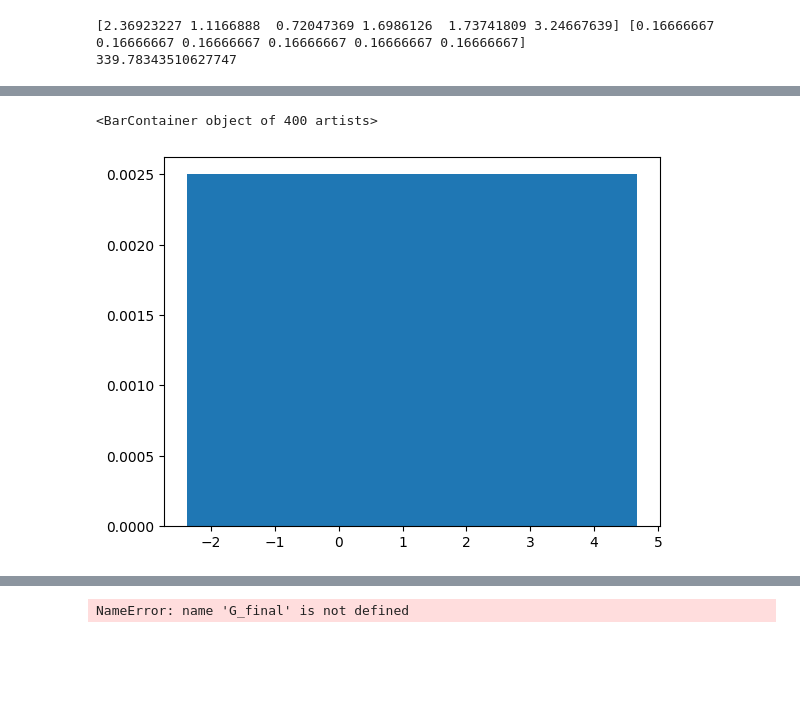
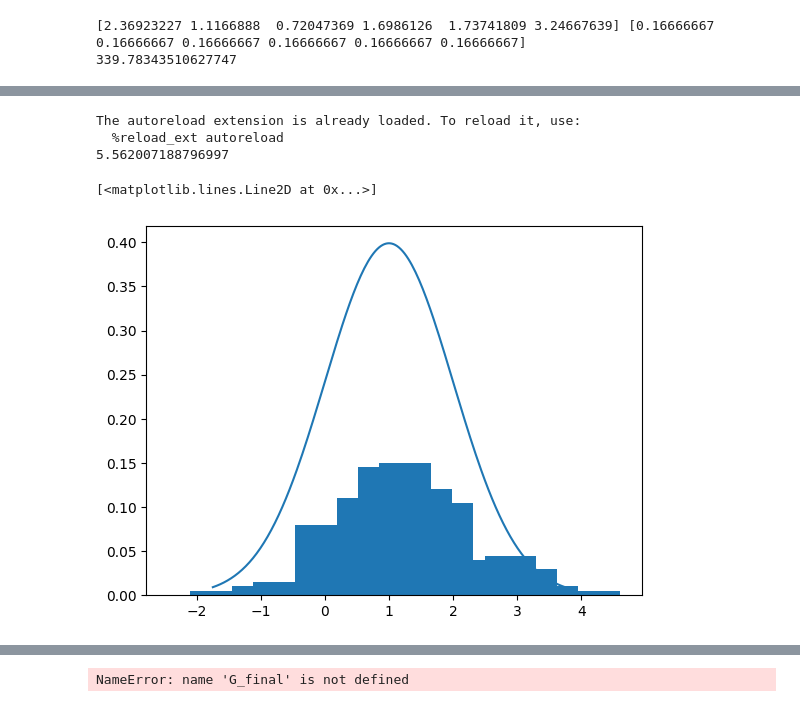
Before and after one commit to anloehr-1097/DistrRL_MonteCarlo, a Jupyter notebook: Untitled.ipynb, the cells around one changed output, grey strips where cells are left out. Cells and saved outputs as stored; diff of their text form; code cells hidden in the pictures; blank space fills up the shorter version.

```diff
--- a/Untitled.ipynb
+++ b/Untitled.ipynb
@@ -178,13 +240,14 @@ import numpy as np
 import scipy.stats as sp
 import time
 from preliminary_tests import conv, conv_jit, project_eqi, RV_Discrete, aggregate_conv_results
-T = 300
-N = 800
+T = 100
+N = 200
 samples = np.asarray([sp.norm(1,1).rvs() for _ in range(N)])
 approx_list: List = []
 #G_0 = rv_discrete(np.array([-1, 1]), np.array([0.5, 0.5]))
 G_0 = (np.array([-10, 10]), np.array([0.5, 0.5]))
 approx_list.append(G_0)
+
 
 emp_distr = RV_Discrete(samples, (1/samples.shape[0]) * np.ones(len(samples)))
 
@@ -209,20 +272,17 @@ for t in range(T):
 stop = time.time()
 
 print(stop - start)
+# %% [output]
+The autoreload extension is already loaded. To reload it, use:
+  %reload_ext autoreload
+5.562007188796997
-# %%
-import matplotlib.pyplot as plt
-x_vals = np.linspace(-100, 100, 1000)
-probs_samples: np.ndarray = np.ones(samples.size) * 1/samples.size
-
-ed = sp.rv_discrete(samples, probs_samples)
-# plt.plot(x_vals, ed.ppf(x_vals))
-
-
-# plt.plot(samples, ed.pmf(samples))
-# plt.plot(samples, probs_samples)
-# plt.plot(np.linspace(-100, 100, 200), np.histogram(samples, bins=100))
-
-plt.bar(samples, probs_samples)
-# %% [output]
-<BarContainer object of 400 artists>
-[figure, removed]
+# %%
+from preliminary_tests import plot_atomic_distr, project_eqi
+
+from matplotlib import pyplot as plt
+plot_atomic_distr((emp_distr.xk, emp_distr.pk))
+x_ax_vals = np.linspace(np.min(emp_distr.xk), np.max(emp_distr.xk), emp_distr.xk.size)
+plt.plot(x_ax_vals, sp.norm.pdf(x_ax_vals, 1, 1))
+# %% [output]
+[<matplotlib.lines.Line2D at 0x...>]
+[figure, added]
```
Also changed, not shown: parts of 16 cells of this notebook, 1 other file.
